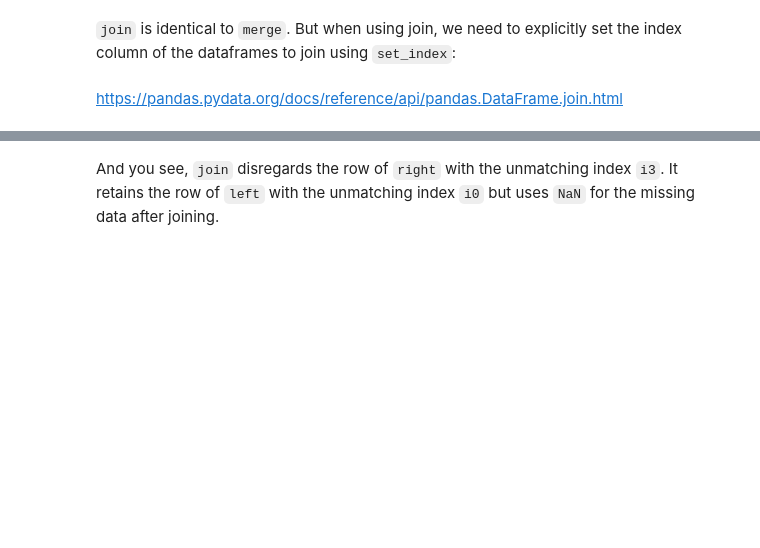
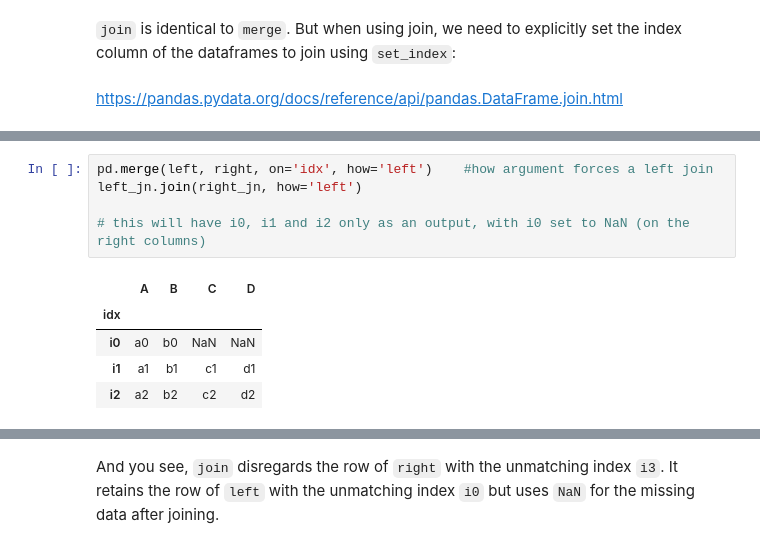
Before and after one commit to ironhack-labs/lab-pandas-merge-en, a Jupyter notebook: your-code/pandas_1_concat-merge-join.ipynb, the cells around one changed output, grey strips where cells are left out. Cells and saved outputs as stored; diff of their text form; blank space fills up the shorter version.

```diff
--- a/your-code/pandas_1_concat-merge-join.ipynb
+++ b/your-code/pandas_1_concat-merge-join.ipynb
@@ -173,0 +205,11 @@ https://pandas.pydata.org/docs/reference/api/pandas.DataFrame.join.html
+# %%
+pd.merge(left, right, on='idx', how='left')    #how argument forces a left join
+left_jn.join(right_jn, how='left')
+
+# this will have i0, i1 and i2 only as an output, with i0 set to NaN (on the right columns)
+# %% [output]
+|  | A | B | C | D |
+| idx |  |  |  |  |
+| i0 | a0 | b0 | NaN | NaN |
+| i1 | a1 | b1 | c1 | d1 |
+| i2 | a2 | b2 | c2 | d2 |
```
Also changed, not shown: parts of 9 cells of this notebook.
